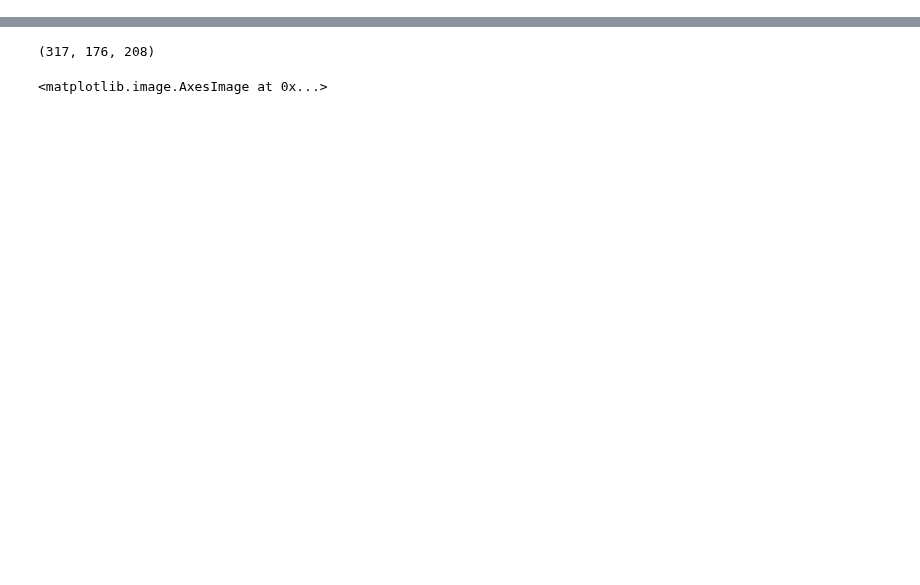
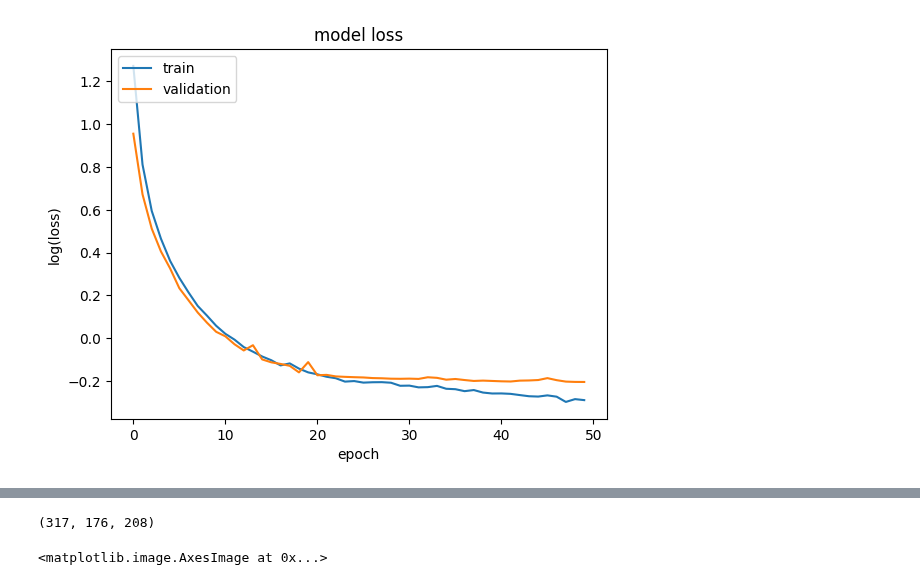
Before and after one commit to tamap94/ds-capstone-alzheimers-, a Jupyter notebook: modelling/error_analysis.ipynb, the cells around one changed output, grey strips where cells are left out. Drawn from its saved outputs; the diff is of its cells as text; code cells hidden in the pictures; blank space fills up the shorter version.

```diff
--- a/modelling/error_analysis.ipynb
+++ b/modelling/error_analysis.ipynb
@@ -34,3 +47,14 @@ precision:  0.72
+# %%
+plt.plot(np.log10(history['loss']))
+plt.plot(np.log10(history['val_loss']))
+plt.title('model loss')
+plt.ylabel('log(loss)')
+plt.xlabel('epoch')
+plt.legend(['train', 'validation'], loc='upper left')
+#plt.ylim([0.5,1.1])
+plt.show()
+# %% [output]
+[figure, added]
 # %%
 #Loading the original dataframes
 df_a = get_csvdata_ADNI(False)
```
Also changed, not shown: parts of 18 cells of this notebook, 5 other files.
